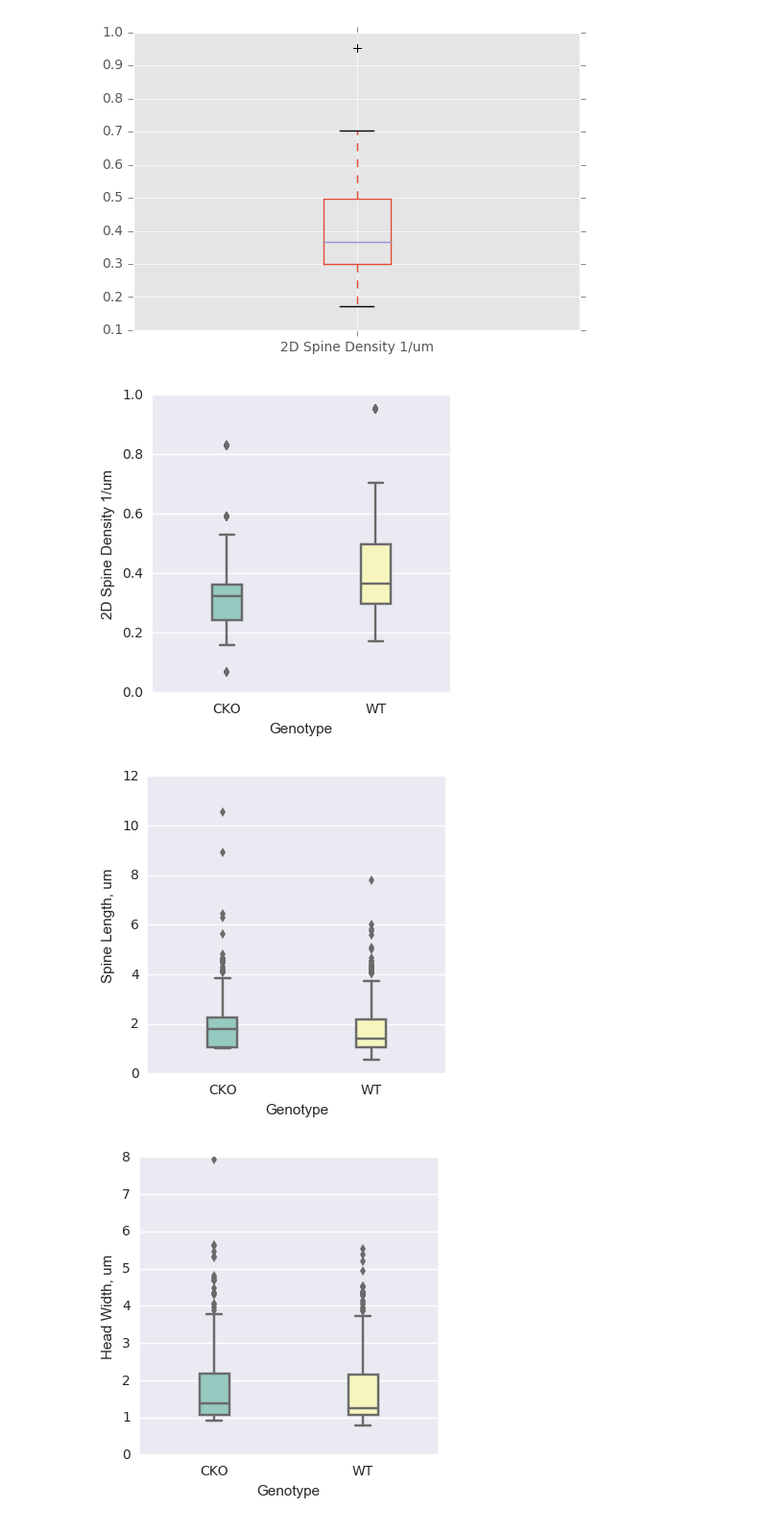
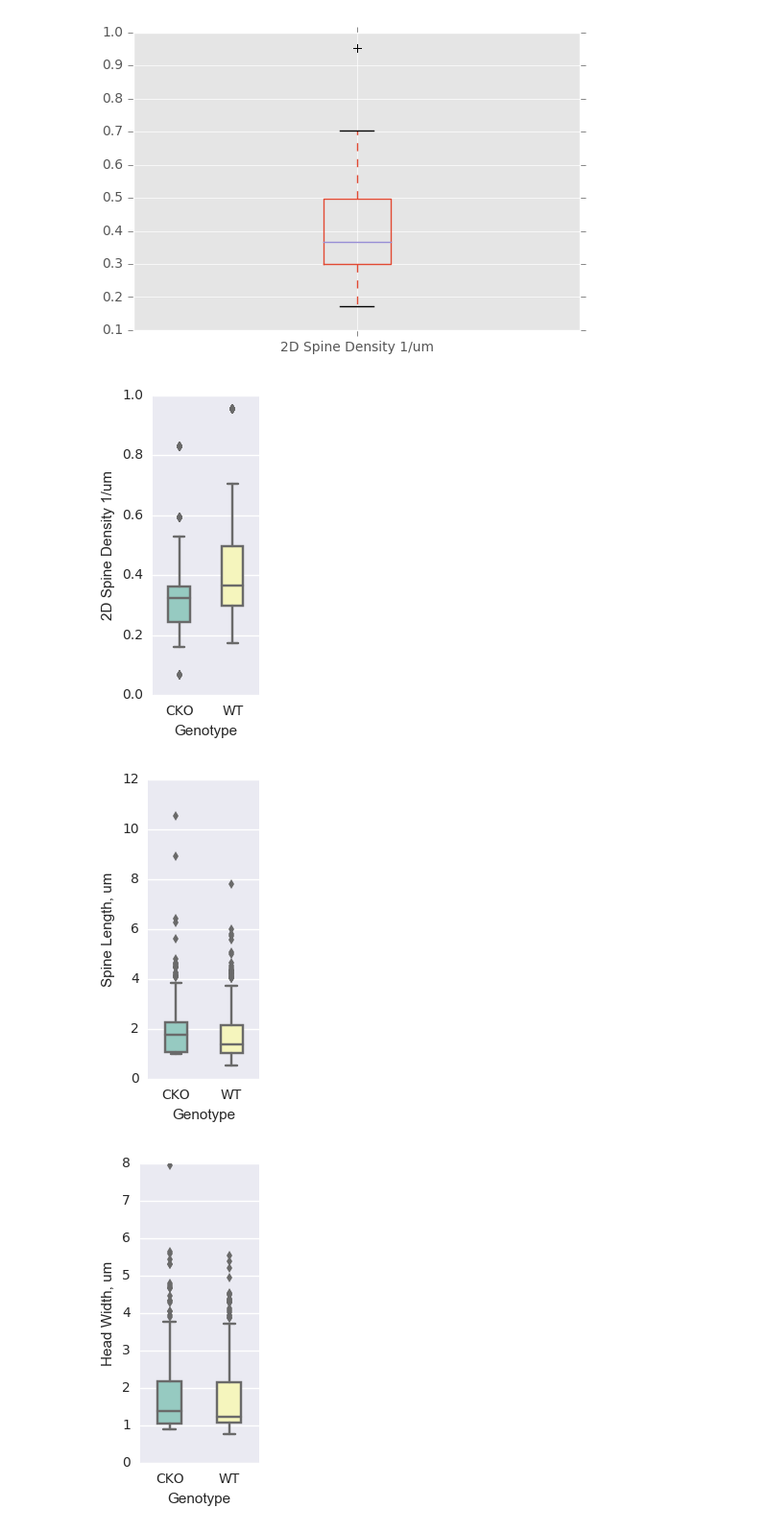
Before and after one commit to nikiluk/signalife-moo-spine-analysis, a Jupyter notebook: main.ipynb, the cells around one changed output. Shown at 96% size. Saved outputs shown, nothing was run; the diff lists cells and outputs as text; code cells hidden in the pictures.

Commit message:
savefig implemented

```diff
--- a/main.ipynb
+++ b/main.ipynb
@@ -221,16 +221,23 @@ Name: 2D Spine Density 1/um, dtype: float64
 [figure]
 # %%
 import seaborn as sns
+from matplotlib import rcParams
+rcParams.update({'figure.autolayout': True})
 
 mergedSpineDFMetaBasal = mergedSpineDFMeta[(mergedSpineDFMeta.dendriteType=="basal")]
-
-plt.figure(figsize=(4, 4))
-ax = sns.boxplot(y="2D Spine Density 1/um", x="Genotype", data=mergedSpineDFMetaBasal, palette="Set3", width=0.2)
-plt.figure(figsize=(4, 4))
-ax = sns.boxplot(y="Spine Length, um", x="Genotype", data=mergedSpineDFMetaBasal, palette="Set3", width=0.2)
-plt.figure(figsize=(4, 4))
-ax = sns.boxplot(y="Head Width, um", x="Genotype", data=mergedSpineDFMetaBasal, palette="Set3", width=0.2)
+plt.figure(figsize=(2, 4))
+ax = sns.boxplot(y="2D Spine Density 1/um", x="Genotype", data=mergedSpineDFMetaBasal, palette="Set3", width=0.4)
+plt.savefig('basal-2D Spine Density.png')
+plt.figure(figsize=(2, 4))
+ax = sns.boxplot(y="Spine Length, um", x="Genotype", data=mergedSpineDFMetaBasal, palette="Set3", width=0.4)
+plt.savefig('basal-Spine Length.png')
+plt.figure(figsize=(2, 4))
+ax = sns.boxplot(y="Head Width, um", x="Genotype", data=mergedSpineDFMetaBasal, palette="Set3", width=0.4)
+plt.savefig('basal-Head Width.png')
+plt.figure(figsize=(2, 4))
+ax = sns.boxplot(y="Straightness", x="Genotype", data=mergedSpineDFMetaBasal, palette="Set3", width=0.4)
+plt.savefig('basal-Straightness.png')
 # %% [output]
-[figure, old version]
+[figure, new version]
-[figure, old version]
+[figure, new version]
-[figure, old version]
+[figure, new version]
```
Also changed, not shown: parts of 1 cell of this notebook.
